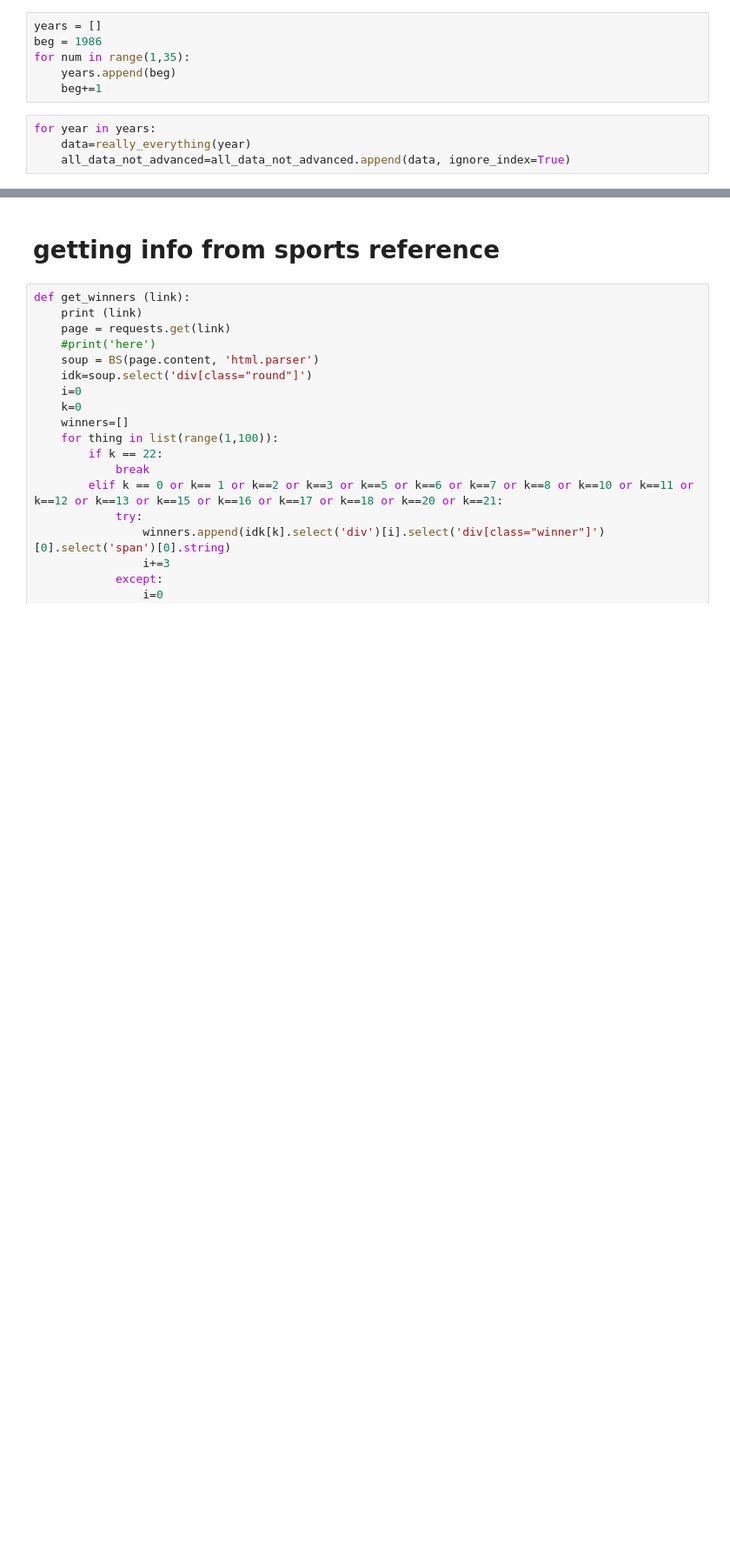
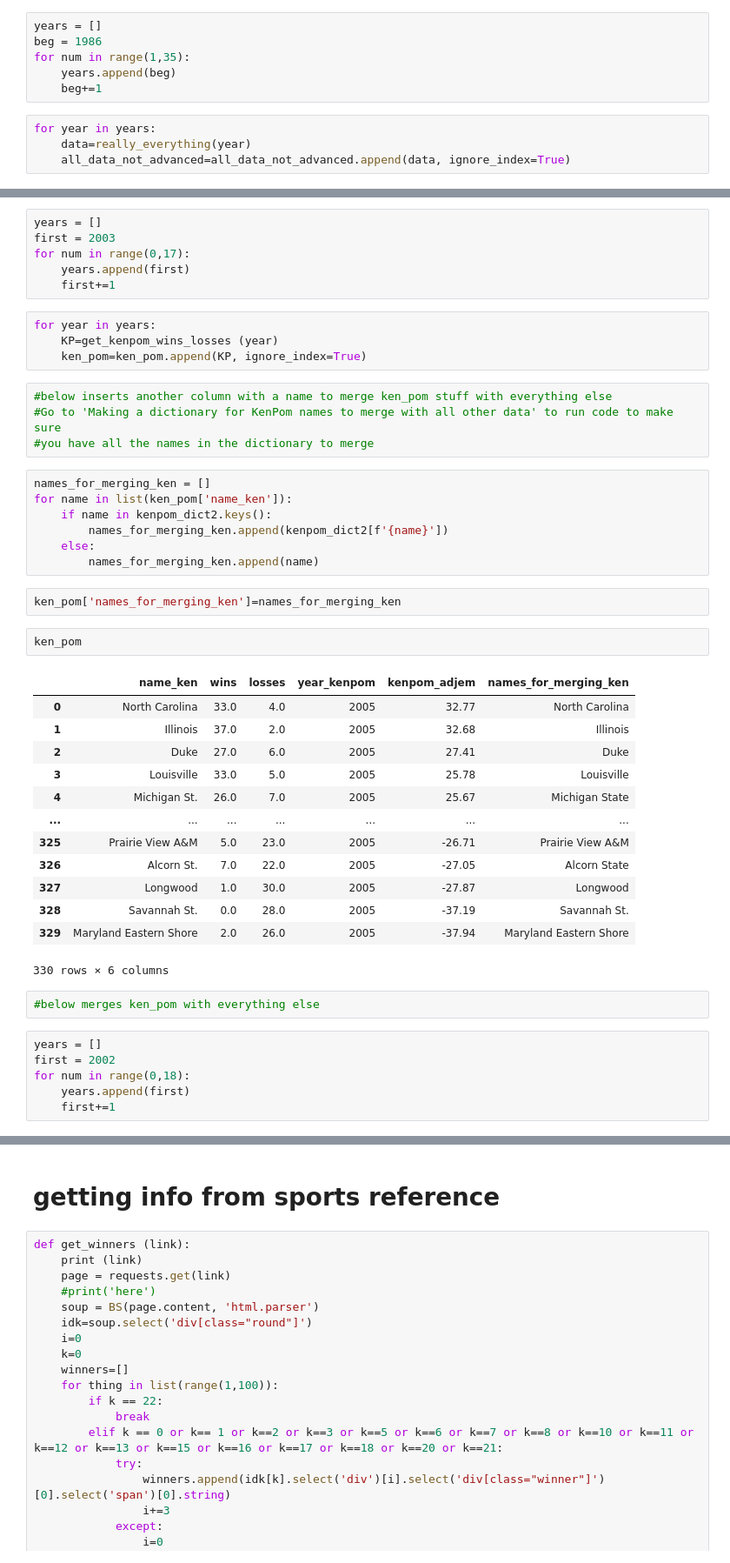
Before and after one commit to amazurek1/march_madness_predictions, a Jupyter notebook: Good_jupyter_notebooks/Remembering_myWork-Copy2.ipynb, the cells around one changed output, grey strips where cells are left out. Shown: that part at 87% size. Cells and saved outputs as stored; diff of their text form; blank space fills up the shorter version.

```diff
--- a/Good_jupyter_notebooks/Remembering_myWork-Copy2.ipynb
+++ b/Good_jupyter_notebooks/Remembering_myWork-Copy2.ipynb
@@ -70,0 +200,47 @@ for year in years:
+# %%
+years = []
+first = 2003
+for num in range(0,17):
+    years.append(first)
+    first+=1
+# %%
+for year in years:
+    KP=get_kenpom_wins_losses (year)
+    ken_pom=ken_pom.append(KP, ignore_index=True)
+# %%
+#below inserts another column with a name to merge ken_pom stuff with everything else
+#Go to 'Making a dictionary for KenPom names to merge with all other data' to run code to make sure
+#you have all the names in the dictionary to merge
+# %%
+names_for_merging_ken = []
+for name in list(ken_pom['name_ken']):
+    if name in kenpom_dict2.keys():
+        names_for_merging_ken.append(kenpom_dict2[f'{name}'])
+    else:
+        names_for_merging_ken.append(name)
+# %%
+ken_pom['names_for_merging_ken']=names_for_merging_ken
+# %%
+ken_pom
+# %% [output]
+|  | name_ken | wins | losses | year_kenpom | kenpom_adjem | names_for_merging_ken |
+| 0 | North Carolina | 33.0 | 4.0 | 2005 | 32.77 | North Carolina |
+| 1 | Illinois | 37.0 | 2.0 | 2005 | 32.68 | Illinois |
+| 2 | Duke | 27.0 | 6.0 | 2005 | 27.41 | Duke |
+| 3 | Louisville | 33.0 | 5.0 | 2005 | 25.78 | Louisville |
+| 4 | Michigan St. | 26.0 | 7.0 | 2005 | 25.67 | Michigan State |
+| ... | ... | ... | ... | ... | ... | ... |
+| 325 | Prairie View A&M | 5.0 | 23.0 | 2005 | -26.71 | Prairie View A&M |
+| 326 | Alcorn St. | 7.0 | 22.0 | 2005 | -27.05 | Alcorn State |
+| 327 | Longwood | 1.0 | 30.0 | 2005 | -27.87 | Longwood |
+| 328 | Savannah St. | 0.0 | 28.0 | 2005 | -37.19 | Savannah St. |
+| 329 | Maryland Eastern Shore | 2.0 | 26.0 | 2005 | -37.94 | Maryland Eastern Shore |
+330 rows × 6 columns
+# %%
+#below merges ken_pom with everything else
+# %%
+years = []
+first = 2002
+for num in range(0,18):
+    years.append(first)
+    first+=1
```
Also changed, not shown: parts of 66 cells of this notebook, 2 other files.
